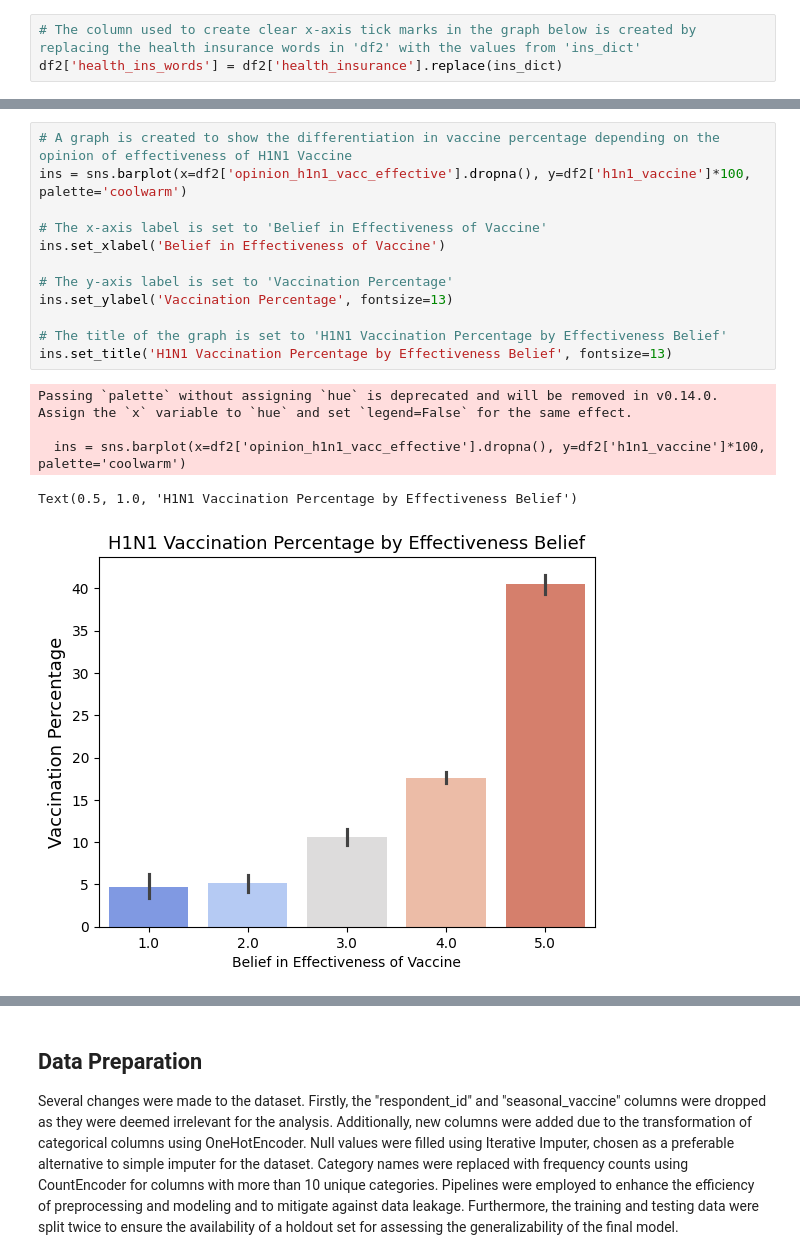
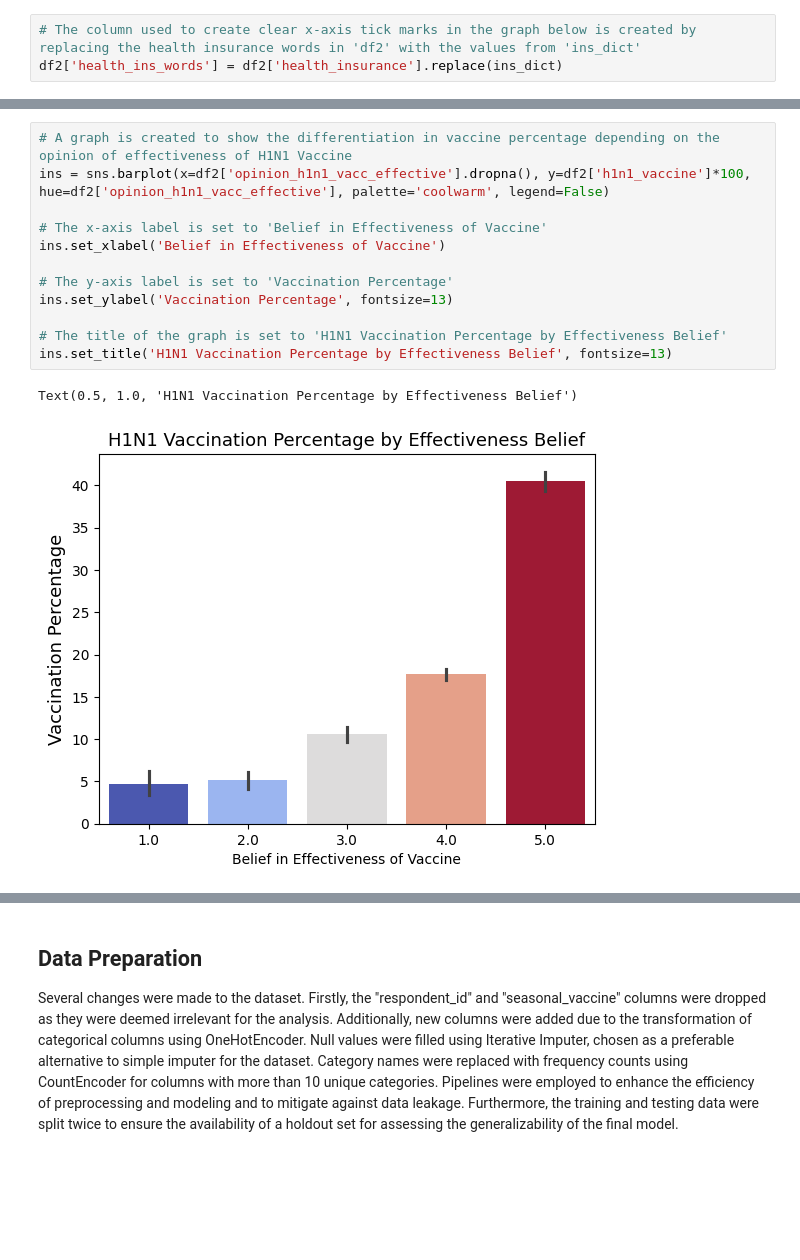
Before and after one commit to collins715/vaccine_uptake_prediction, a Jupyter notebook: h1n1_vaccine_prediction.ipynb, the cells around one changed output, grey strips where cells are left out. Cells and saved outputs as stored; diff of their text form; blank space fills up the shorter version.

```diff
--- a/h1n1_vaccine_prediction.ipynb
+++ b/h1n1_vaccine_prediction.ipynb
@@ -227,21 +224,18 @@ Passing `palette` without assigning `hue` is deprecated and will be removed in v
 [figure]
 # %%
 # A graph is created to show the differentiation in vaccine percentage depending on the opinion of effectiveness of H1N1 Vaccine
-ins = sns.barplot(x=df2['opinion_h1n1_vacc_effective'].dropna(), y=df2['h1n1_vaccine']*100, palette='coolwarm')
+ins = sns.barplot(x=df2['opinion_h1n1_vacc_effective'].dropna(), y=df2['h1n1_vaccine']*100, hue=df2['opinion_h1n1_vacc_effective'], palette='coolwarm', legend=False)
 
 # The x-axis label is set to 'Belief in Effectiveness of Vaccine'
 ins.set_xlabel('Belief in Effectiveness of Vaccine')
 
 # The y-axis label is set to 'Vaccination Percentage'
 ins.set_ylabel('Vaccination Percentage', fontsize=13)
 
 # The title of the graph is set to 'H1N1 Vaccination Percentage by Effectiveness Belief'
 ins.set_title('H1N1 Vaccination Percentage by Effectiveness Belief', fontsize=13)
 # %% [output]
-Passing `palette` without assigning `hue` is deprecated and will be removed in v0.14.0. Assign the `x` variable to `hue` and set `legend=False` for the same effect.
-
-  ins = sns.barplot(x=df2['opinion_h1n1_vacc_effective'].dropna(), y=df2['h1n1_vaccine']*100, palette='coolwarm')
+Text(0.5, 1.0, 'H1N1 Vaccination Percentage by Effectiveness Belief')
-Text(0.5, 1.0, 'H1N1 Vaccination Percentage by Effectiveness Belief')
-[figure, old version]
+[figure, new version]
 # %%
 # A risk graph is created to explore vaccine percentage depending on risk perception of H1N1
```
Also changed, not shown: parts of 6 cells of this notebook.
